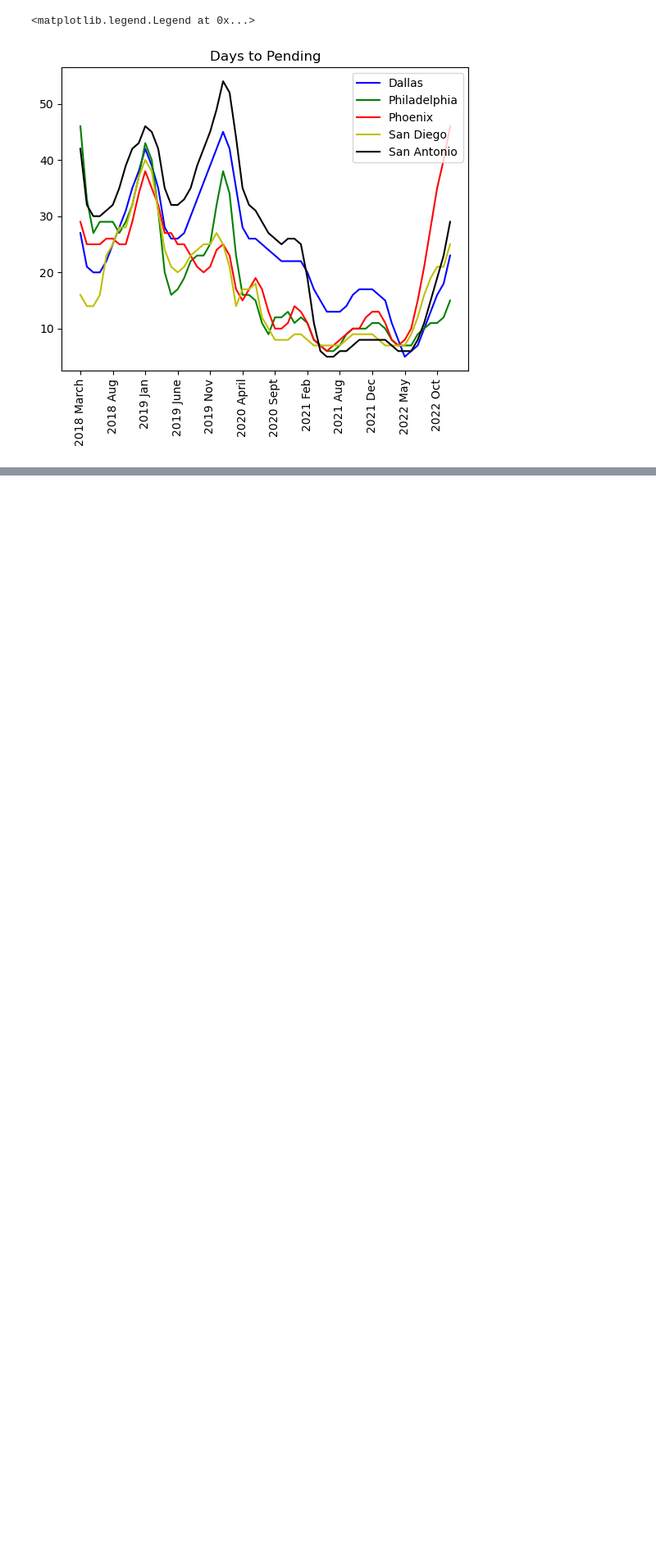
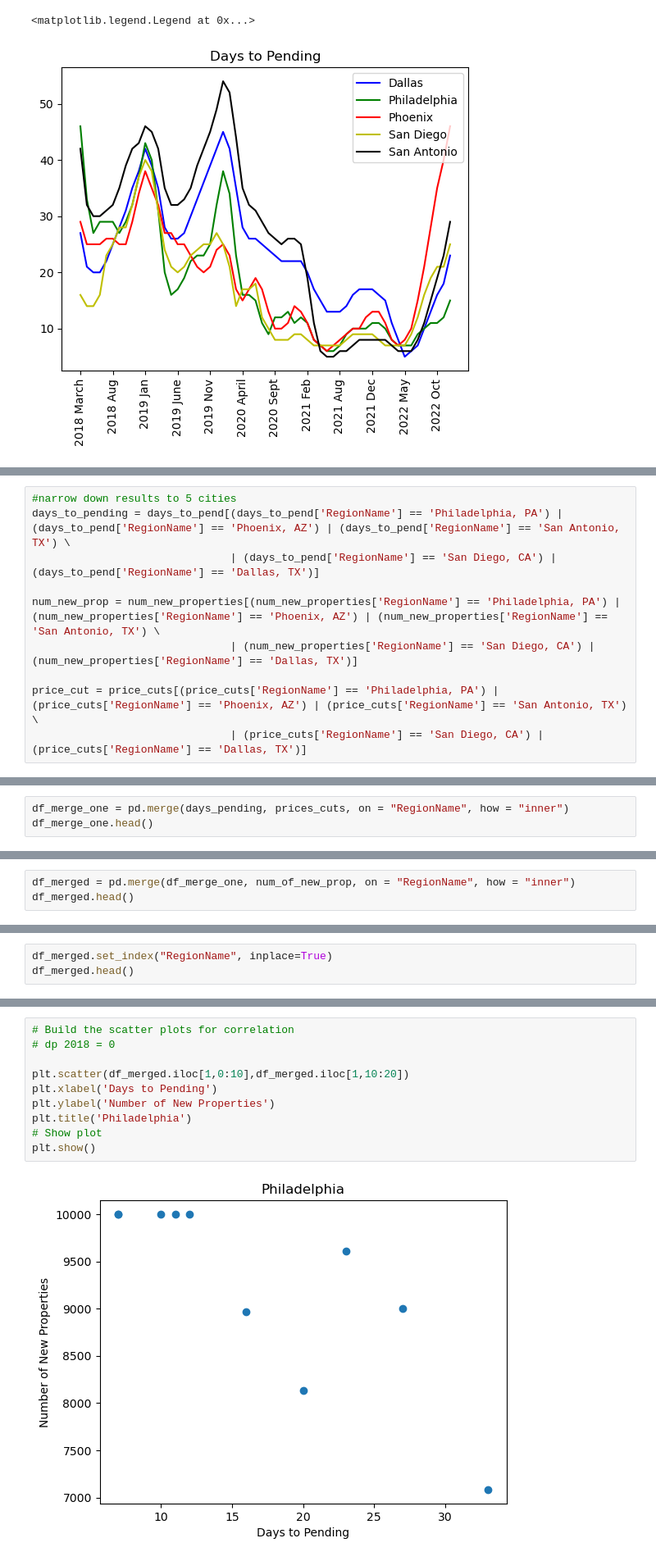
Before and after one commit to JoseMelvin-Calleja/Group-4-Project-1, a Jupyter notebook: Combined Notebook.ipynb, the cells around one changed output, grey strips where cells are left out. Shown at 82% size. Drawn from its saved outputs; the diff is of its cells as text; blank space fills up the shorter version.

```diff
--- a/Combined Notebook.ipynb
+++ b/Combined Notebook.ipynb
@@ -1079,0 +1087,10 @@ plt.legend()
+# %%
+#narrow down results to 5 cities
+days_to_pending = days_to_pend[(days_to_pend['RegionName'] == 'Philadelphia, PA') | (days_to_pend['RegionName'] == 'Phoenix, AZ') | (days_to_pend['RegionName'] == 'San Antonio, TX') \
+                               | (days_to_pend['RegionName'] == 'San Diego, CA') | (days_to_pend['RegionName'] == 'Dallas, TX')]
+
+num_new_prop = num_new_properties[(num_new_properties['RegionName'] == 'Philadelphia, PA') | (num_new_properties['RegionName'] == 'Phoenix, AZ') | (num_new_properties['RegionName'] == 'San Antonio, TX') \
+                               | (num_new_properties['RegionName'] == 'San Diego, CA') | (num_new_properties['RegionName'] == 'Dallas, TX')]
+
+price_cut = price_cuts[(price_cuts['RegionName'] == 'Philadelphia, PA') | (price_cuts['RegionName'] == 'Phoenix, AZ') | (price_cuts['RegionName'] == 'San Antonio, TX') \
+                               | (price_cuts['RegionName'] == 'San Diego, CA') | (price_cuts['RegionName'] == 'Dallas, TX')]
@@ -1079,0 +1177,3 @@ plt.legend()
+# %%
+df_merge_one = pd.merge(days_pending, prices_cuts, on = "RegionName", how = "inner")
+df_merge_one.head()
@@ -1079,0 +1187,3 @@ plt.legend()
+# %%
+df_merged = pd.merge(df_merge_one, num_of_new_prop, on = "RegionName", how = "inner")
+df_merged.head()
@@ -1079,0 +1197,3 @@ plt.legend()
+# %%
+df_merged.set_index("RegionName", inplace=True)
+df_merged.head()
@@ -1079,0 +1208,12 @@ plt.legend()
+# %%
+# Build the scatter plots for correlation
+# dp 2018 = 0
+
+plt.scatter(df_merged.iloc[1,0:10],df_merged.iloc[1,10:20])
+plt.xlabel('Days to Pending')
+plt.ylabel('Number of New Properties')
+plt.title('Philadelphia')
+# Show plot
+plt.show()
+# %% [output]
+[figure, added]
```
Also changed, not shown: parts of 11 cells of this notebook, 1 other file.
